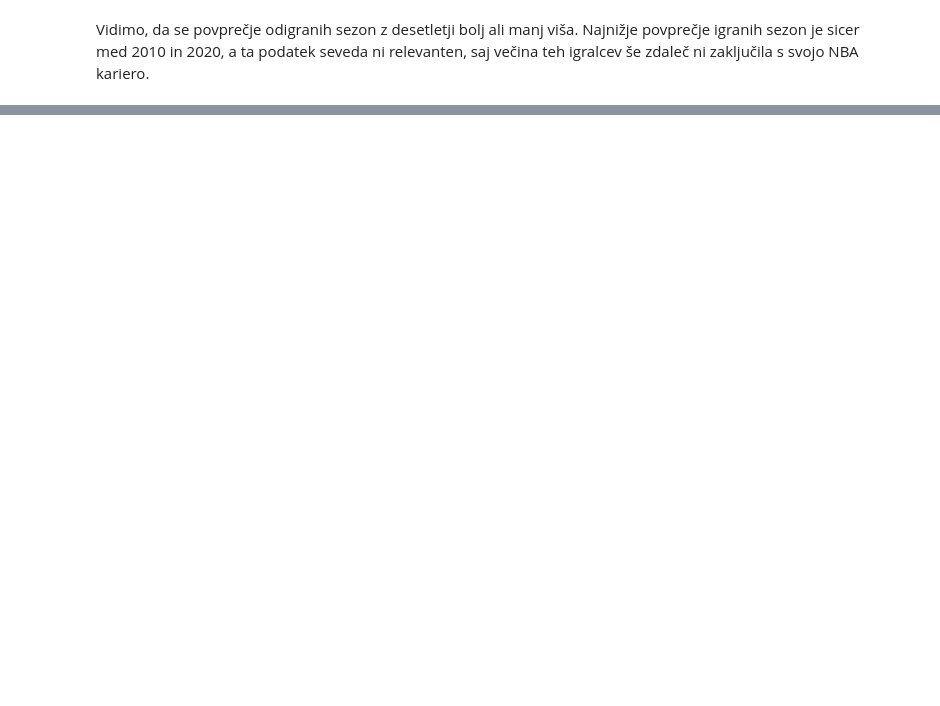
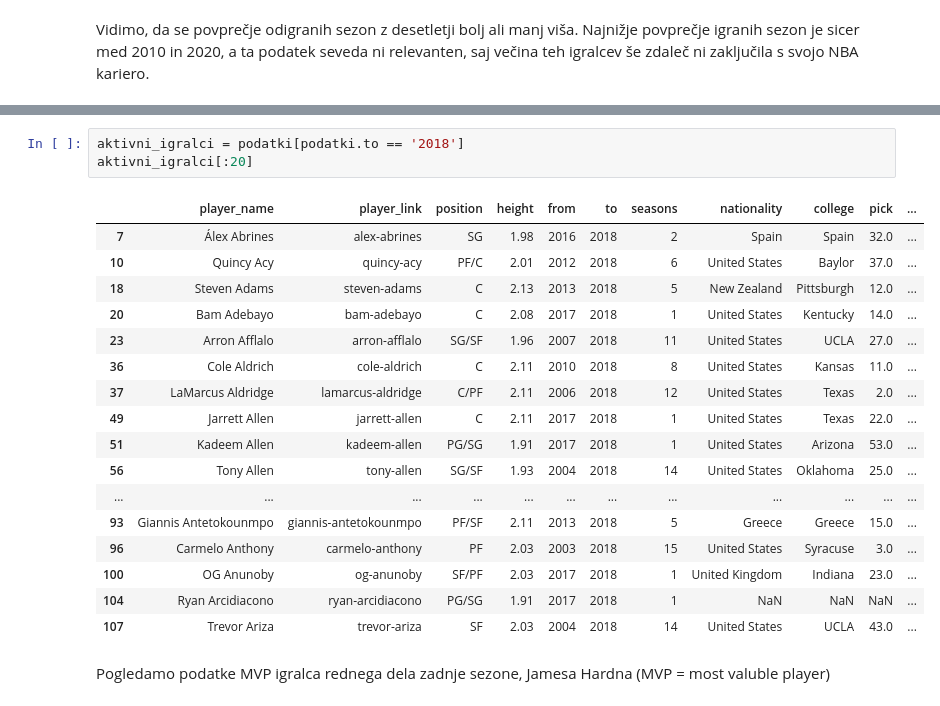
Before and after one commit to sarabizjak7/NBA_players, a Jupyter notebook: data_analysis.ipynb, the cells around one changed output, grey strips where cells are left out. Saved outputs shown, nothing was run; the diff lists cells and outputs as text; blank space fills up the shorter version.

```diff
--- a/data_analysis.ipynb
+++ b/data_analysis.ipynb
@@ -173,0 +241,23 @@ Najnižje povprečje igranih sezon je sicer med 2010 in 2020, a ta podatek seved
+# %%
+aktivni_igralci = podatki[podatki.to == '2018']
+aktivni_igralci[:20]
+# %% [output]
+|  | player_name | player_link | position | height | from | to | seasons | nationality | college | pick | ... |
+| 7 | Álex Abrines | alex-abrines | SG | 1.98 | 2016 | 2018 | 2 | Spain | Spain | 32.0 | ... |
+| 10 | Quincy Acy | quincy-acy | PF/C | 2.01 | 2012 | 2018 | 6 | United States | Baylor | 37.0 | ... |
+| 18 | Steven Adams | steven-adams | C | 2.13 | 2013 | 2018 | 5 | New Zealand | Pittsburgh | 12.0 | ... |
+| 20 | Bam Adebayo | bam-adebayo | C | 2.08 | 2017 | 2018 | 1 | United States | Kentucky | 14.0 | ... |
+| 23 | Arron Afflalo | arron-afflalo | SG/SF | 1.96 | 2007 | 2018 | 11 | United States | UCLA | 27.0 | ... |
+| 36 | Cole Aldrich | cole-aldrich | C | 2.11 | 2010 | 2018 | 8 | United States | Kansas | 11.0 | ... |
+| 37 | LaMarcus Aldridge | lamarcus-aldridge | C/PF | 2.11 | 2006 | 2018 | 12 | United States | Texas | 2.0 | ... |
+| 49 | Jarrett Allen | jarrett-allen | C | 2.11 | 2017 | 2018 | 1 | United States | Texas | 22.0 | ... |
+| 51 | Kadeem Allen | kadeem-allen | PG/SG | 1.91 | 2017 | 2018 | 1 | United States | Arizona | 53.0 | ... |
+| 56 | Tony Allen | tony-allen | SG/SF | 1.93 | 2004 | 2018 | 14 | United States | Oklahoma | 25.0 | ... |
+| ... | ... | ... | ... | ... | ... | ... | ... | ... | ... | ... | ... |
+| 93 | Giannis Antetokounmpo | giannis-antetokounmpo | PF/SF | 2.11 | 2013 | 2018 | 5 | Greece | Greece | 15.0 | ... |
+| 96 | Carmelo Anthony | carmelo-anthony | PF | 2.03 | 2003 | 2018 | 15 | United States | Syracuse | 3.0 | ... |
+| 100 | OG Anunoby | og-anunoby | SF/PF | 2.03 | 2017 | 2018 | 1 | United Kingdom | Indiana | 23.0 | ... |
+| 104 | Ryan Arcidiacono | ryan-arcidiacono | PG/SG | 1.91 | 2017 | 2018 | 1 | NaN | NaN | NaN | ... |
+| 107 | Trevor Ariza | trevor-ariza | SF | 2.03 | 2004 | 2018 | 14 | United States | UCLA | 43.0 | ... |
+# %% [markdown]
+Pogledamo podatke MVP igralca rednega dela zadnje sezone, Jamesa Hardna (MVP = most valuble player)
```
Also changed, not shown: parts of 52 cells of this notebook.
